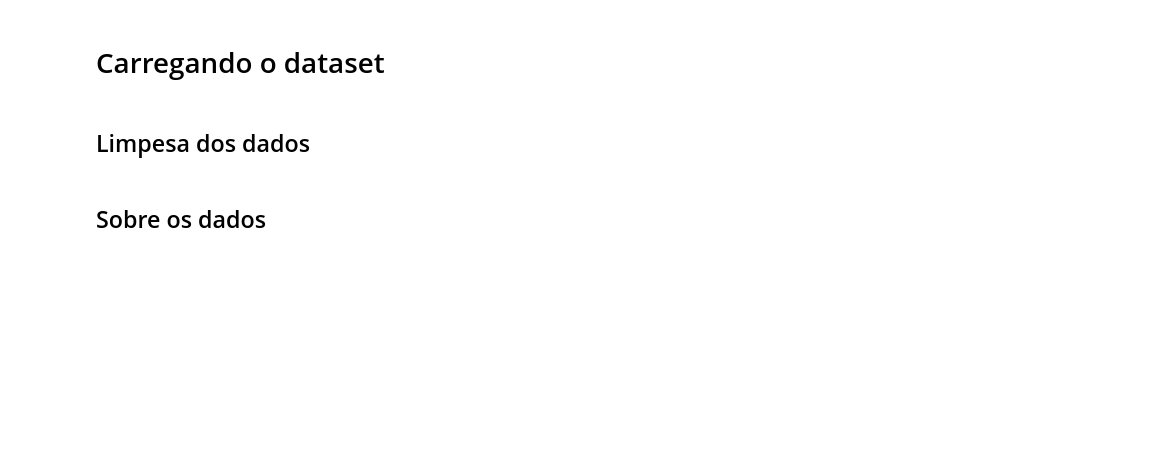
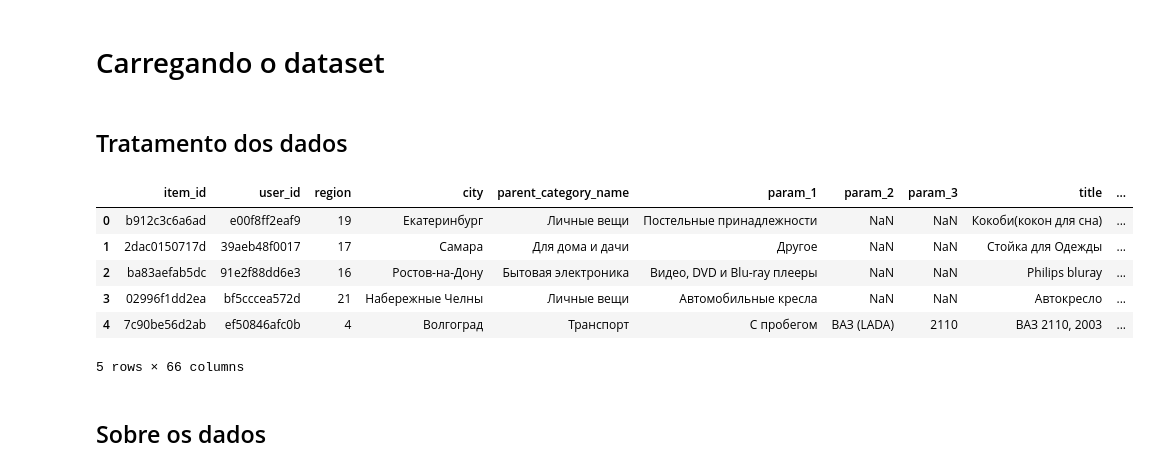
Before and after one commit to arruda/avito_challenge, a Jupyter notebook: arruda.ipynb, the cells around one changed output. Drawn from its saved outputs; the diff is of its cells as text; code cells hidden in the pictures; blank space fills up the shorter version.

```diff
--- a/arruda.ipynb
+++ b/arruda.ipynb
@@ -12,4 +12,4 @@ import scipy as sp
 # %%
 df = pd.read_csv('train.csv.zip', compression='zip')
 # %% [markdown]
-## Limpesa dos dados
+## Tratamento dos dados
@@ -19,3 +16,41 @@ df['description'] = df['description'].replace(np.nan, '', regex=True)
+# %%
+# transformando descrições nulas em str vazias
+df['description'] = df['description'].replace(np.nan, '', regex=True)
+
+
+# trocando para que colunas com valores em russo sejam substituidas por valores de 0-N
+# acho q isso vai facilitar na hora de acessar essas colunas
+# ao inves de tentar pegar pelos diferentes valores de cada uma
+def convert_columns_with_russian_values_to_numbers(df, cols):
+    transform_dict = {}
+    for col in cols:
+        cats = pd.Categorical(df[col]).categories
+        d = {}
+        for i, cat in enumerate(cats):
+            d[cat] = f'{i}'
+        transform_dict[col] = d
+    inverse_transform_dict = {}
+    for col, d in transform_dict.items():
+        inverse_transform_dict[col] = {v:k for k, v in d.items()}
+
+    return df.replace(transform_dict), inverse_transform_dict
+# Aplica essa função para category_name e region
+df, inverse_transform_dict = convert_columns_with_russian_values_to_numbers(df, ['category_name', 'region'])
+
+# transforma user_type e category_name em diferentes colunas com representações one-hot delas
+df = pd.get_dummies(df, columns=['user_type','category_name', ])
+
+
+# normalizar price?
+# ...
+# %% [output]
+|  | item_id | user_id | region | city | parent_category_name | param_1 | param_2 | param_3 | title | ... |
+| 0 | b912c3c6a6ad | e00f8ff2eaf9 | 19 | Екатеринбург | Личные вещи | Постельные принадлежности | NaN | NaN | Кокоби(кокон для сна) | ... |
+| 1 | 2dac0150717d | 39aeb48f0017 | 17 | Самара | Для дома и дачи | Другое | NaN | NaN | Стойка для Одежды | ... |
+| 2 | ba83aefab5dc | 91e2f88dd6e3 | 16 | Ростов-на-Дону | Бытовая электроника | Видео, DVD и Blu-ray плееры | NaN | NaN | Philips bluray | ... |
+| 3 | 02996f1dd2ea | bf5cccea572d | 21 | Набережные Челны | Личные вещи | Автомобильные кресла | NaN | NaN | Автокресло | ... |
+| 4 | 7c90be56d2ab | ef50846afc0b | 4 | Волгоград | Транспорт | С пробегом | ВАЗ (LADA) | 2110 | ВАЗ 2110, 2003 | ... |
+5 rows × 66 columns
 # %% [markdown]
 ## Sobre os dados
 # %% [markdown]
```
Also changed, not shown: parts of 15 cells of this notebook.
